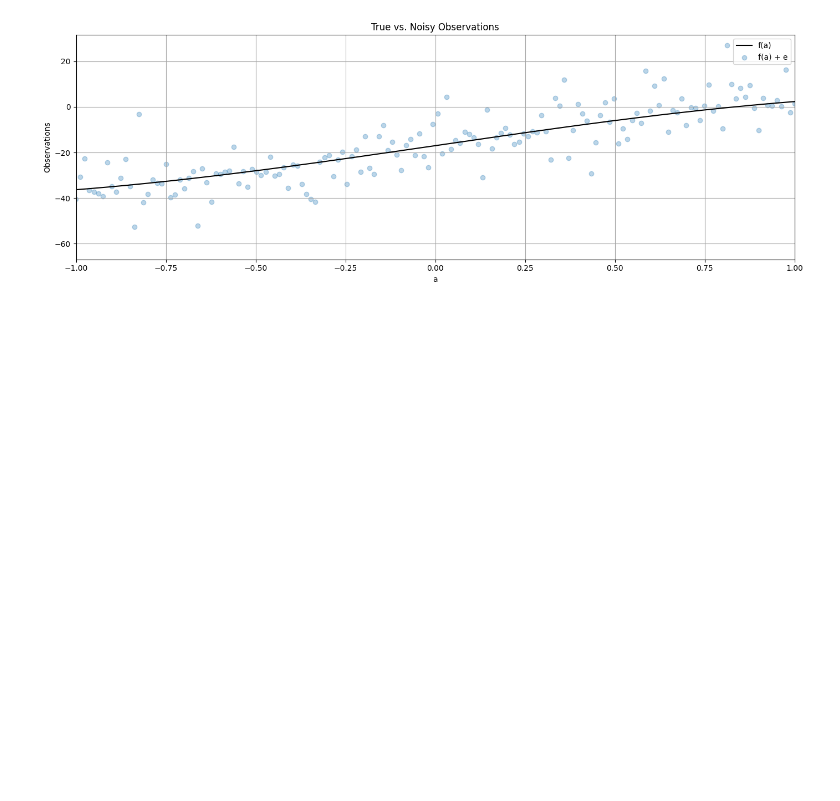
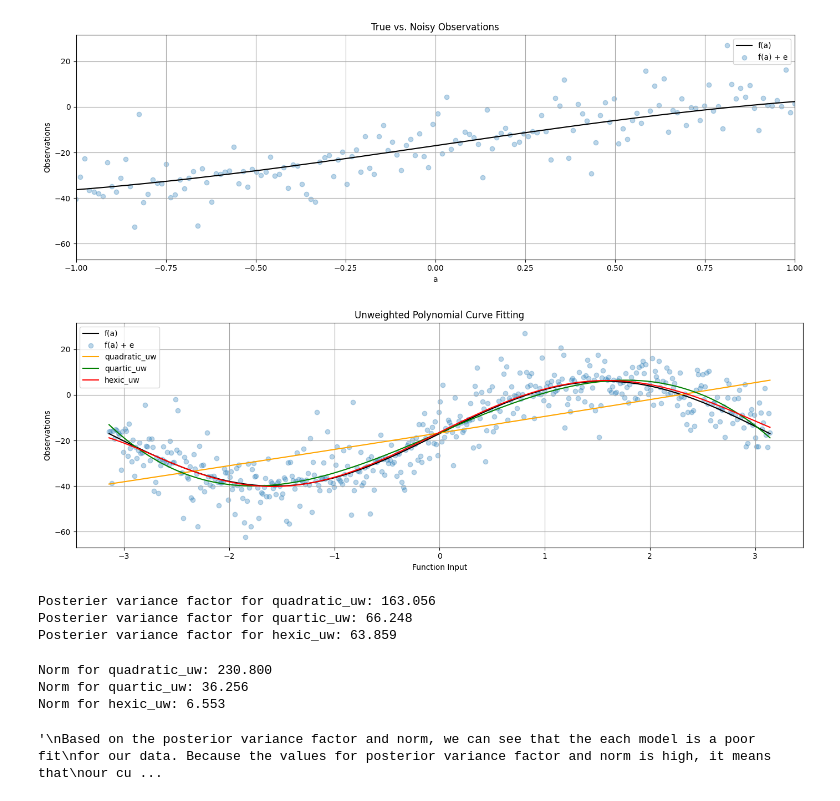
Before and after one commit to andrew-thai08/ENGG680_2025_Fall, a Jupyter notebook: Lab_Assignment1/Assignment1.ipynb, the cells around one changed output. Drawn from its saved outputs; the diff is of its cells as text; code cells hidden in the pictures; blank space fills up the shorter version.

```diff
--- a/Lab_Assignment1/Assignment1.ipynb
+++ b/Lab_Assignment1/Assignment1.ipynb
@@ -686,7 +706,7 @@ import pandas as pd
 # hint: use pandas library to parse excel file and use numpy library to convert it to array
 # (1 mark)
 #Load data file into pandas
-df_data =  pd.read_excel('data.xlsx')
+df_data =  pd.read_excel('/content/drive/MyDrive/ENGG680_2025_Fall/Lab_Assignment1/data.xlsx')
 #convert data to NumPy array
 arr_data = df_data.to_numpy()
 
@@ -765,54 +785,108 @@ def fit_polynomial_curve(a: np.ndarray, l: np.ndarray, P: np.ndarray, deg: int)
         apv:            a posterier variance factor (goodness of fit)
         v:              observation residuals
     '''
+    A = np.vander(a, deg+1, increasing=True)
+    A_T = A.T
+    left = A_T @ P @ A
+    right = A_T @ P @ l
 
-  #...
+    x = np.linalg.solve(left, right)
 
+    v = l - A @ x
 
-  return (x, cov_x, apv, v)
+    Num_observations = len(l)
+    Num_unknowns = len(x)
+    apv = (v.T @ P @ v) / (Num_observations - Num_unknowns)
+
+    cov_x = apv * np.linalg.inv(left)
+
+    return (x, cov_x, apv, v)
 # %%
 # step 6
 # call the fit_polynomial_curve function and fetch the results
 # use polynomial degrees of: 2, 4, 6
 # (1 marks)
-# ...
+x_2, cov_x_2, apv_2, v_2 = fit_polynomial_curve(a, l, P, 2)
+x_4, cov_x_4, apv_4, v_4 = fit_polynomial_curve(a, l, P, 4)
+x_6, cov_x_6, apv_6, v_6 = fit_polynomial_curve(a, l, P, 6)
 # %%
 # step 7
 # use the estimated coefficients x and constants array a, construct polynomial functions for each degree
 # hint: use polyval function from numpy library (check input argument carefully)
 # (1 marks)
 
-quadratic_uw = #...
-quartic_uw = #...
-hexic_uw = #...
+quadratic_uw = np.polyval(x_2 [::-1],a)
+quartic_uw = np.polyval(x_4[::-1], a)
+hexic_uw = np.polyval(x_6 [::-1], a)
 # %%
 # step 8
 # use the matplotlib to plot each polynomial function, noisy observations l, true observations l_true, together in one single figure
 # for the polynomials of line, cubic and quintic, use color of orange, green and red respectively.
 # (2 marks)
 
 fig, ax = plt.subplots(nrows=1, ncols=1, figsize=(14, 5))
-# ...
+
+ax.plot(a,l_true, label="f(a)", color='k')
+ax.scatter(a, l, label="f(a) + e", color='tab:blue', marker='o', alpha=0.3)
+
+ax.plot(a, quadratic_uw, label='quadratic_uw', color='orange')
+ax.plot(a, quartic_uw, label='quartic_uw', color='green')
+ax.plot(a, hexic_uw, label='hexic_uw', color='red')
+
+ax.legend()
+ax.set_xlabel('Function Input')
+ax.set_ylabel('Observations')
+ax.set_title('Unweighted Polynomial Curve Fitting')
+
 
 
 ax.grid(True, which='both',ls='-',color='0.65')
 
 fig.tight_layout()
+# %% [output]
+[figure, added]
 # %%
 # step 9
 # print the a posterier variance factor for each polynomial function
 # (3 marks)
-# ...
+
+print(f"Posterier variance factor for quadratic_uw: {apv_2:.3f}")
+print(f"Posterier variance factor for quartic_uw: {apv_4:.3f}")
+print(f"Posterier variance factor for hexic_uw: {apv_6:.3f}")
+# %% [output]
+Posterier variance factor for quadratic_uw: 163.056
+Posterier variance factor for quartic_uw: 66.248
+Posterier variance factor for hexic_uw: 63.859
 # %%
 # step 10
 # compute and print the norm between the predicted observations (output from each polynomial function) and the true observations
 # (3 marks)
-# ...
+
+norm_2 = np.linalg.norm(quadratic_uw - l_true)
+norm_4 = np.linalg.norm(quartic_uw - l_true)
+norm_6 = np.linalg.norm(hexic_uw - l_true)
+
+print(f"Norm for quadratic_uw: {norm_2:.3f}")
+print(f"Norm for quartic_uw: {norm_4:.3f}")
+print(f"Norm for hexic_uw: {norm_6:.3f}")
+# %% [output]
+Norm for quadratic_uw: 230.800
+Norm for quartic_uw: 36.256
+Norm for hexic_uw: 6.553
 # %%
 # step 11
 # comment on the results of a posterier variance factor and norm, what pattern do you observe
 # (2 marks)
-# ...
+"""
+Based on the posterior variance factor and norm, we can see that the each model is a poor fit
+for our data. Because the values for posterior variance factor and norm is high, it means that
+our curve is very far from the observed data and does not fit well. The general pattern
+seems to show that as we use higher degree polynomials to represent our data trend it slowly
+begins to be a better fit, but because we are not adding weights to our values properly, the
+outliers or noise are still heavily influencing our results.
+"""
+# %% [output]
+'\nBased on the posterior variance factor and norm, we can see that the each model is a poor fit\nfor our data. Because the values for posterior variance factor and norm is high, it means that\nour cu ...
 # %%
 # step 12
 # now, let's define the P matrix with the proper weights of observation
```
Also changed, not shown: parts of 20 cells of this notebook.
